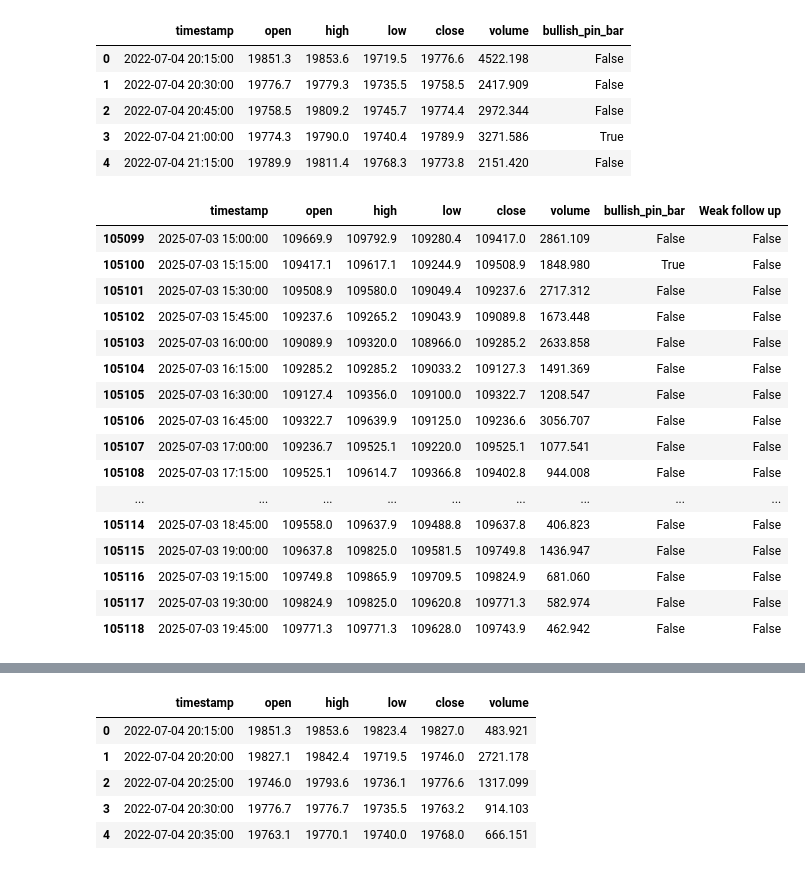
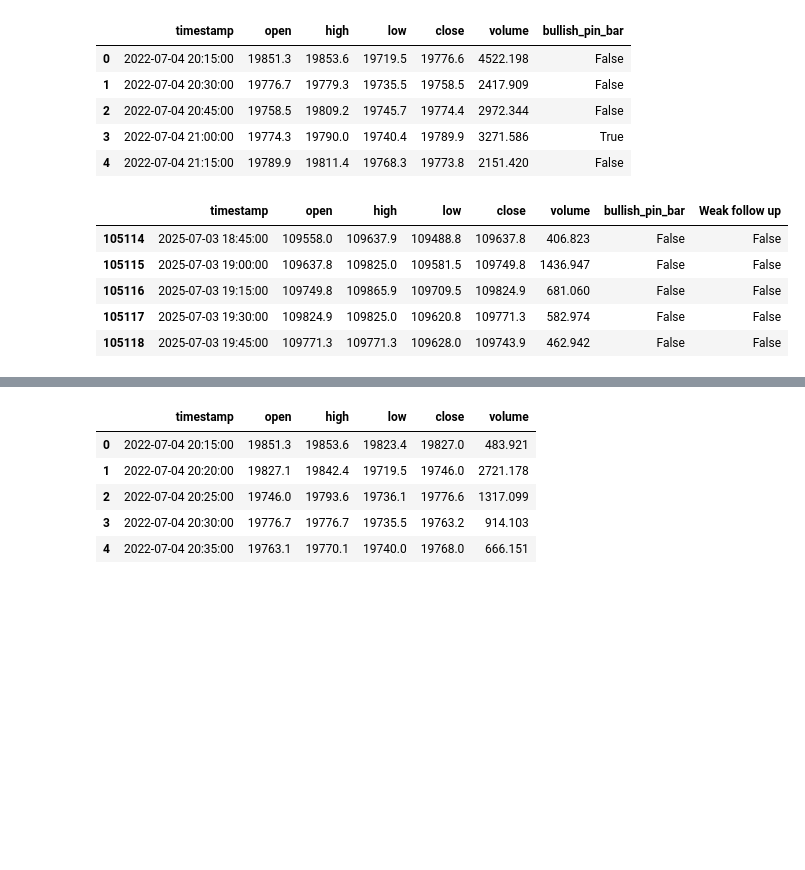
Before and after one commit to akash0214/Pin-Bar-Analysis, a Jupyter notebook: analysis.ipynb, the cells around one changed output, grey strips where cells are left out. Drawn from its saved outputs; the diff is of its cells as text; code cells hidden in the pictures; blank space fills up the shorter version.

```diff
--- a/analysis.ipynb
+++ b/analysis.ipynb
@@ -56,34 +56,23 @@ btcusdt_15min_df.head()
 # %%
 # Adding the follow up status to pin bars
 follow_through = []
 for i in range(len(btcusdt_15min_df) - 1):
     if(btcusdt_15min_df.loc[i, 'bullish_pin_bar']):
         pin_bar_volume = btcusdt_15min_df.loc[i, 'volume']
         next_bar_volume = btcusdt_15min_df.loc[i+1, 'volume']
         pin_bar_move = btcusdt_15min_df.loc[i,'close'] - btcusdt_15min_df.loc[i,'open']
         next_bar_move = btcusdt_15min_df.loc[i+1,'close'] - btcusdt_15min_df.loc[i+1,'open']
         if(next_bar_move > pin_bar_move and next_bar_volume < pin_bar_volume):
             follow_through.append('True')
         else:
             follow_through.append('False')
     else:
         follow_through.append('False')
 follow_through.append('False')
 btcusdt_15min_df['Weak follow up'] = follow_through
-btcusdt_15min_df.tail(20)
+btcusdt_15min_df.tail()
 # %% [output]
 |  | timestamp | open | high | low | close | volume | bullish_pin_bar | Weak follow up |
-| 105099 | 2025-07-03 15:00:00 | 109669.9 | 109792.9 | 109280.4 | 109417.0 | 2861.109 | False | False |
-| 105100 | 2025-07-03 15:15:00 | 109417.1 | 109617.1 | 109244.9 | 109508.9 | 1848.980 | True | False |
-| 105101 | 2025-07-03 15:30:00 | 109508.9 | 109580.0 | 109049.4 | 109237.6 | 2717.312 | False | False |
-| 105102 | 2025-07-03 15:45:00 | 109237.6 | 109265.2 | 109043.9 | 109089.8 | 1673.448 | False | False |
-| 105103 | 2025-07-03 16:00:00 | 109089.9 | 109320.0 | 108966.0 | 109285.2 | 2633.858 | False | False |
-| 105104 | 2025-07-03 16:15:00 | 109285.2 | 109285.2 | 109033.2 | 109127.3 | 1491.369 | False | False |
-| 105105 | 2025-07-03 16:30:00 | 109127.4 | 109356.0 | 109100.0 | 109322.7 | 1208.547 | False | False |
-| 105106 | 2025-07-03 16:45:00 | 109322.7 | 109639.9 | 109125.0 | 109236.6 | 3056.707 | False | False |
-| 105107 | 2025-07-03 17:00:00 | 109236.7 | 109525.1 | 109220.0 | 109525.1 | 1077.541 | False | False |
-| 105108 | 2025-07-03 17:15:00 | 109525.1 | 109614.7 | 109366.8 | 109402.8 | 944.008 | False | False |
-| ... | ... | ... | ... | ... | ... | ... | ... | ... |
 | 105114 | 2025-07-03 18:45:00 | 109558.0 | 109637.9 | 109488.8 | 109637.8 | 406.823 | False | False |
 | 105115 | 2025-07-03 19:00:00 | 109637.8 | 109825.0 | 109581.5 | 109749.8 | 1436.947 | False | False |
 | 105116 | 2025-07-03 19:15:00 | 109749.8 | 109865.9 | 109709.5 | 109824.9 | 681.060 | False | False |
```
Also changed, not shown: parts of 38 cells of this notebook, 4 other files.
